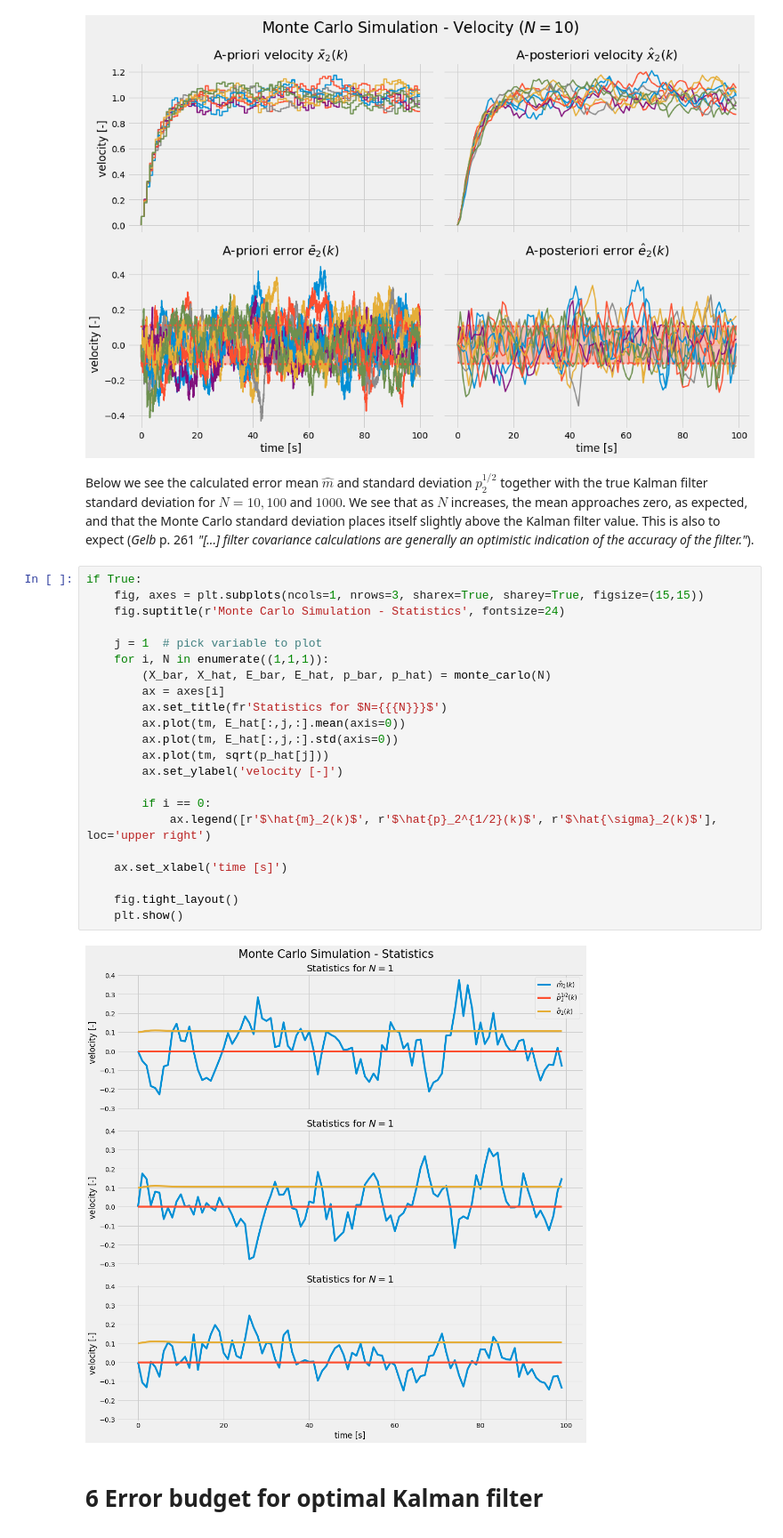
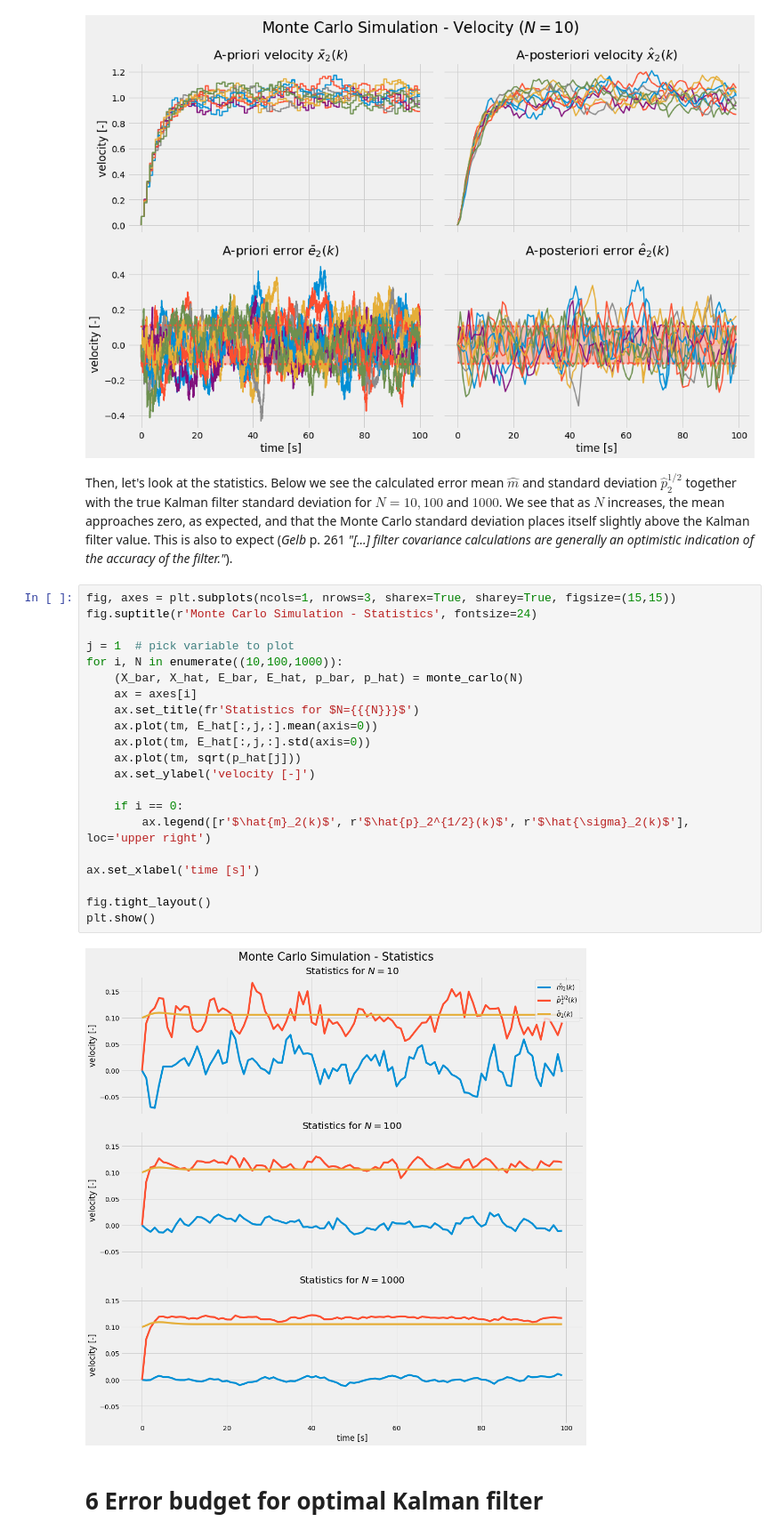
Before and after one commit to fonstelien/TEK4050, a Jupyter notebook: project/project.ipynb, the cells around one changed output. Shown at 89% size. Cells and saved outputs as stored; diff of their text form.

```diff
--- a/project/project.ipynb
+++ b/project/project.ipynb
@@ -747,31 +751,30 @@ plt.show()
 # %% [output]
 [figure]
 # %% [markdown]
-Below we see the calculated error mean $\hat{m}$ and standard deviation $\hat{p}_2^{1/2}$ together with the true Kalman filter standard deviation for $N=10, 100$ and $1000$. We see that as $N$ increases, the mean approaches zero, as expected, and that the Monte Carlo standard deviation places itself slightly above the Kalman filter value. This is also to expect (_Gelb_ p. 261 _"[...] filter covariance calculations are generally an optimistic indication of the accuracy of the filter."_).
+Then, let's look at the statistics. Below we see the calculated error mean $\hat{m}$ and standard deviation $\hat{p}_2^{1/2}$ together with the true Kalman filter standard deviation for $N=10, 100$ and $1000$. We see that as $N$ increases, the mean approaches zero, as expected, and that the Monte Carlo standard deviation places itself slightly above the Kalman filter value. This is also to expect (_Gelb_ p. 261 _"[...] filter covariance calculations are generally an optimistic indication of the accuracy of the filter."_).
 # %%
-if True:
-    fig, axes = plt.subplots(ncols=1, nrows=3, sharex=True, sharey=True, figsize=(15,15))
-    fig.suptitle(r'Monte Carlo Simulation - Statistics', fontsize=24)
+fig, axes = plt.subplots(ncols=1, nrows=3, sharex=True, sharey=True, figsize=(15,15))
+fig.suptitle(r'Monte Carlo Simulation - Statistics', fontsize=24)
 
-    j = 1  # pick variable to plot
-    for i, N in enumerate((1,1,1)):
-        (X_bar, X_hat, E_bar, E_hat, p_bar, p_hat) = monte_carlo(N)
-        ax = axes[i]
-        ax.set_title(fr'Statistics for $N={{{N}}}$')
-        ax.plot(tm, E_hat[:,j,:].mean(axis=0))
-        ax.plot(tm, E_hat[:,j,:].std(axis=0))
-        ax.plot(tm, sqrt(p_hat[j]))
-        ax.set_ylabel('velocity [-]')
+j = 1  # pick variable to plot
+for i, N in enumerate((10,100,1000)):
+    (X_bar, X_hat, E_bar, E_hat, p_bar, p_hat) = monte_carlo(N)
+    ax = axes[i]
+    ax.set_title(fr'Statistics for $N={{{N}}}$')
+    ax.plot(tm, E_hat[:,j,:].mean(axis=0))
+    ax.plot(tm, E_hat[:,j,:].std(axis=0))
+    ax.plot(tm, sqrt(p_hat[j]))
+    ax.set_ylabel('velocity [-]')
 
-        if i == 0:
-            ax.legend([r'$\hat{m}_2(k)$', r'$\hat{p}_2^{1/2}(k)$', r'$\hat{\sigma}_2(k)$'], loc='upper right')
+    if i == 0:
+        ax.legend([r'$\hat{m}_2(k)$', r'$\hat{p}_2^{1/2}(k)$', r'$\hat{\sigma}_2(k)$'], loc='upper right')
 
-    ax.set_xlabel('time [s]')
+ax.set_xlabel('time [s]')
 
-    fig.tight_layout()
-    plt.show()
+fig.tight_layout()
+plt.show()
 # %% [output]
-[figure, old version]
+[figure, new version]
 # %% [markdown]
 # 6 Error budget for optimal Kalman filter
 # %% [markdown]
```
Also changed, not shown: parts of 26 cells of this notebook, 14 other files.
